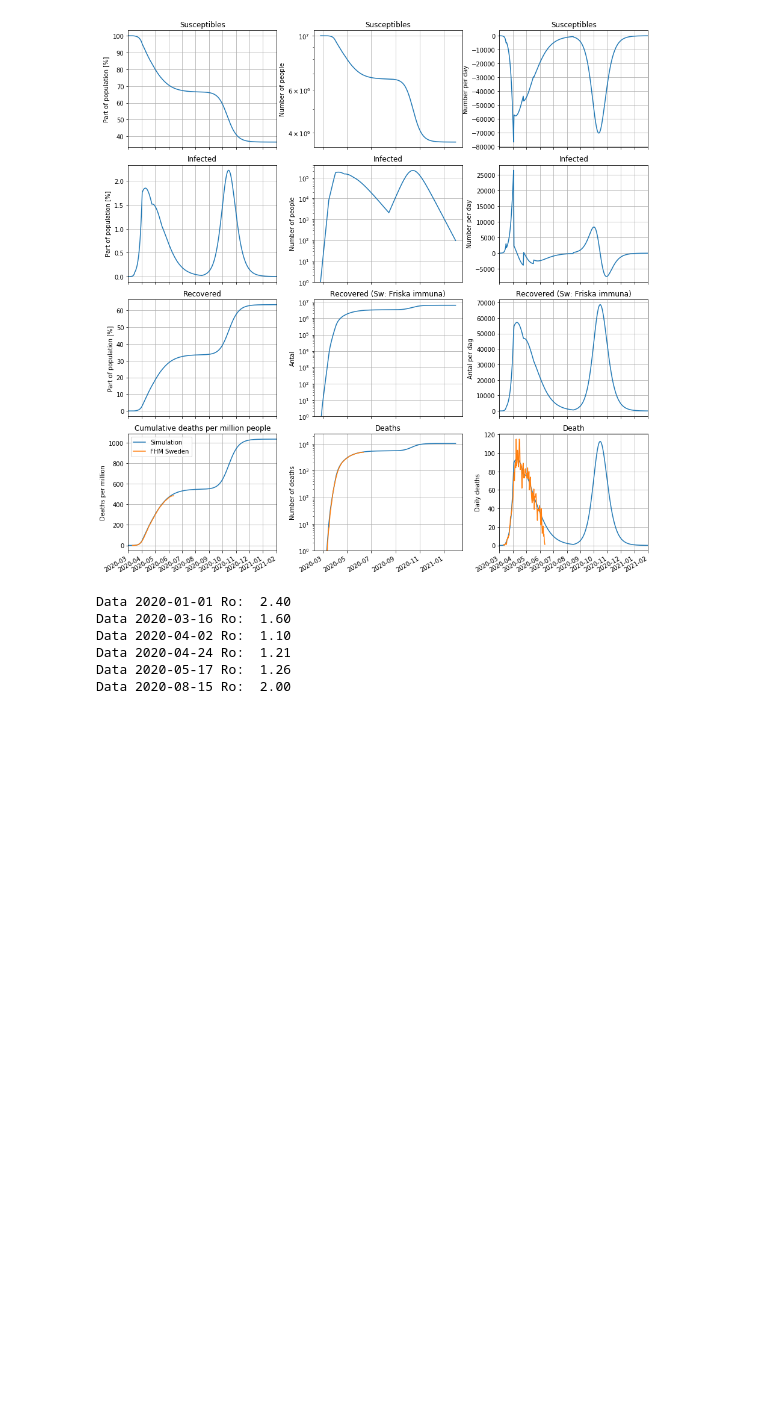
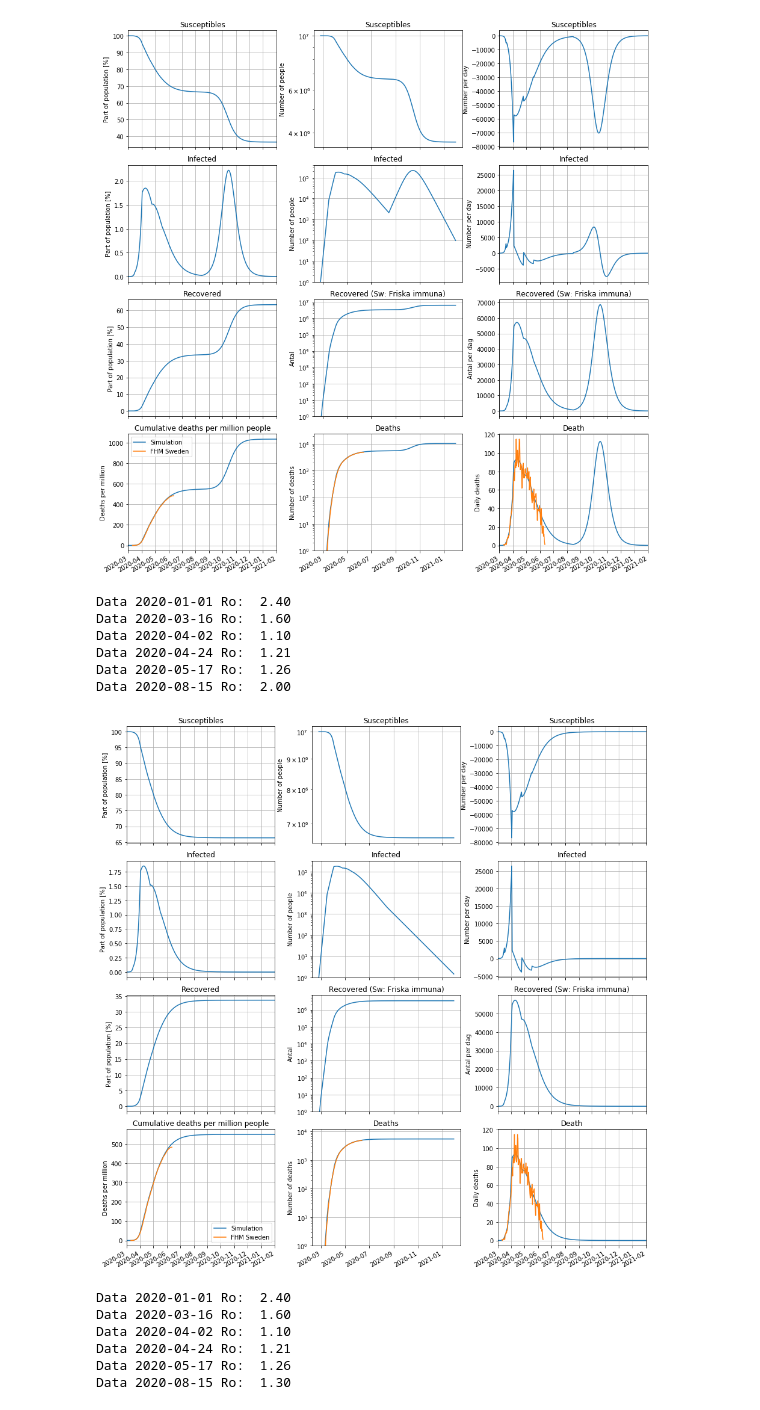
Before and after one commit to andersovelarsson/What-happens-with-covid19-in-the-future.-A-simulation, a Jupyter notebook: Covid19SirModelSim.ipynb, the cells around one changed output. Cells and saved outputs as stored; diff of their text form; code cells hidden in the pictures; blank space fills up the shorter version.

```diff
--- a/Covid19SirModelSim.ipynb
+++ b/Covid19SirModelSim.ipynb
@@ -11,3 +11,15 @@ Data 2020-04-02 Ro:  1.10
 Data 2020-04-24 Ro:  1.21
 Data 2020-05-17 Ro:  1.26
 Data 2020-08-15 Ro:  2.00
+# %%
+import SirModel as sirm
+Ro = {'2020-01-01': 2.4 ,'2020-03-16': 1.6 , '2020-04-02': 1.1, '2020-04-24': 1.21, '2020-05-17': 1.26, '2020-08-15':1.3}
+sirm = sirm.SirModel(Ro = Ro, k12=0.3087, k13=0.000506, So = 10E6, dateStart = '2020-02-24', plotDateRange = ['2020-03-01','2021-02-01'])
+# %% [output]
+[figure, added]
+Data 2020-01-01 Ro:  2.40
+Data 2020-03-16 Ro:  1.60
+Data 2020-04-02 Ro:  1.10
+Data 2020-04-24 Ro:  1.21
+Data 2020-05-17 Ro:  1.26
+Data 2020-08-15 Ro:  1.30
```
